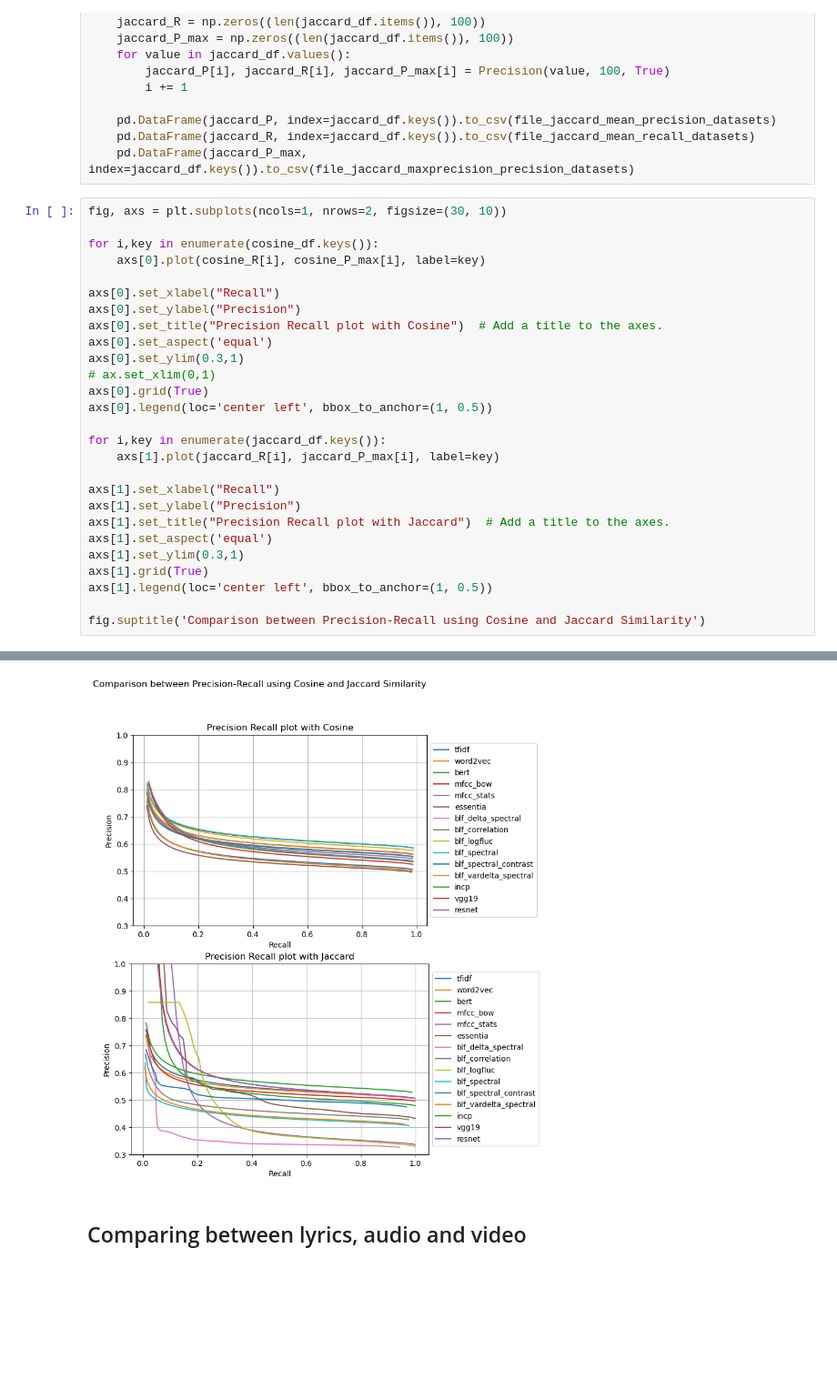
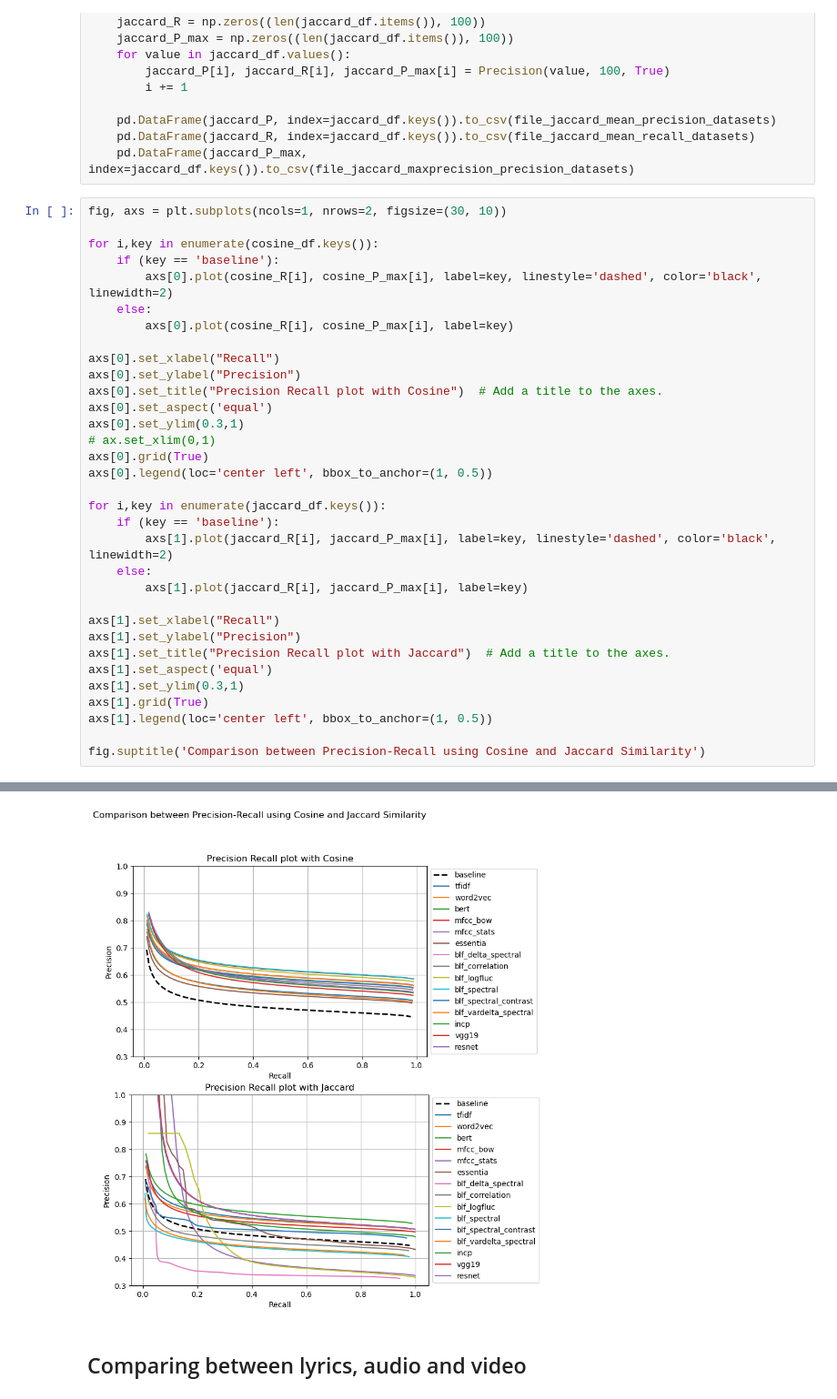
Before and after one commit to mmosc/MMSR, a Jupyter notebook: project/EvaluationMetrics-.ipynb, the cells around one changed output, grey strips where cells are left out. Shown at 91% size. Saved outputs shown, nothing was run; the diff lists cells and outputs as text; blank space fills up the shorter version.

```diff
--- a/project/EvaluationMetrics-.ipynb
+++ b/project/EvaluationMetrics-.ipynb
@@ -544,33 +544,39 @@ else:
 # %%
 fig, axs = plt.subplots(ncols=1, nrows=2, figsize=(30, 10))
 
 for i,key in enumerate(cosine_df.keys()):
-    axs[0].plot(cosine_R[i], cosine_P_max[i], label=key)
+    if (key == 'baseline'):
+        axs[0].plot(cosine_R[i], cosine_P_max[i], label=key, linestyle='dashed', color='black', linewidth=2)
+    else:
+        axs[0].plot(cosine_R[i], cosine_P_max[i], label=key)
 
 axs[0].set_xlabel("Recall")
 axs[0].set_ylabel("Precision")
 axs[0].set_title("Precision Recall plot with Cosine")  # Add a title to the axes.
 axs[0].set_aspect('equal')
 axs[0].set_ylim(0.3,1)
 # ax.set_xlim(0,1)
 axs[0].grid(True)
 axs[0].legend(loc='center left', bbox_to_anchor=(1, 0.5))
 
 for i,key in enumerate(jaccard_df.keys()):
-    axs[1].plot(jaccard_R[i], jaccard_P_max[i], label=key)
+    if (key == 'baseline'):
+        axs[1].plot(jaccard_R[i], jaccard_P_max[i], label=key, linestyle='dashed', color='black', linewidth=2)
+    else:
+        axs[1].plot(jaccard_R[i], jaccard_P_max[i], label=key)
 
 axs[1].set_xlabel("Recall")
 axs[1].set_ylabel("Precision")
 axs[1].set_title("Precision Recall plot with Jaccard")  # Add a title to the axes.
 axs[1].set_aspect('equal')
 axs[1].set_ylim(0.3,1)
 axs[1].grid(True)
 axs[1].legend(loc='center left', bbox_to_anchor=(1, 0.5))
 
 fig.suptitle('Comparison between Precision-Recall using Cosine and Jaccard Similarity')
 # %% [output]
 Text(0.5, 0.98, 'Comparison between Precision-Recall using Cosine and Jaccard Similarity')
-[figure, old version]
+[figure, new version]
 # %% [markdown]
 ## Comparing between lyrics, audio and video
 # %%
```
Also changed, not shown: parts of 5 cells of this notebook, 1 other file.
